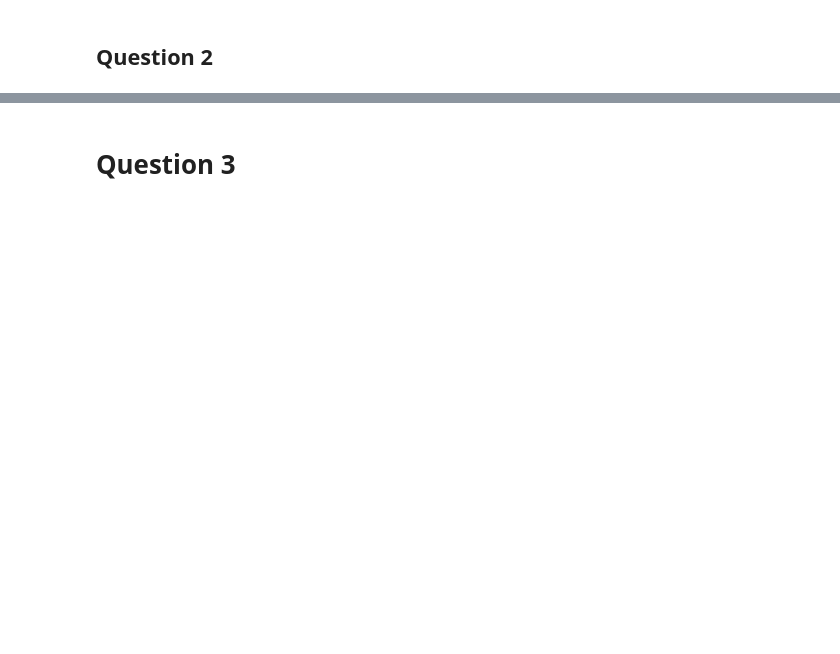
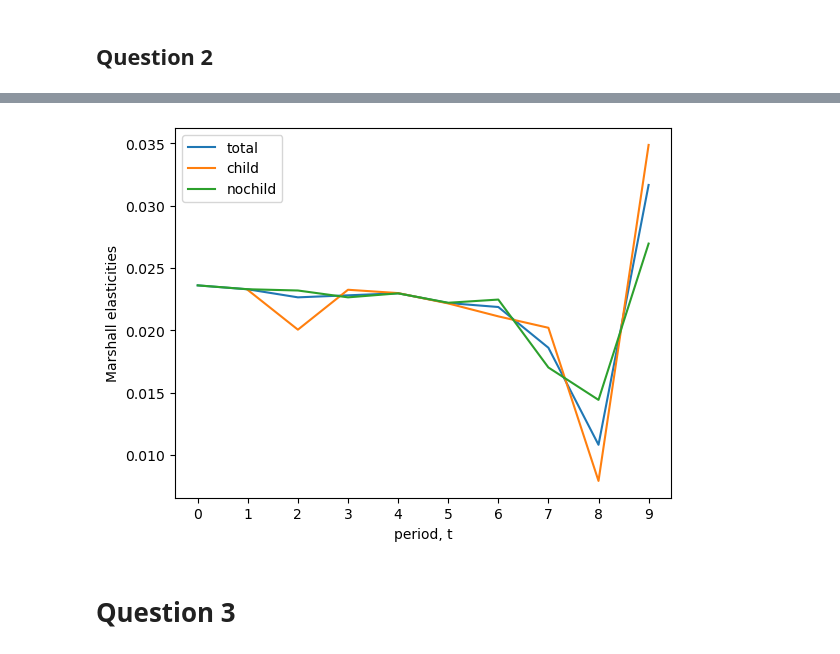
Before and after one commit to AdamHJorgensen/HouseholdBehaviorCourse, a Jupyter notebook: Assignments/01/assignment1/assignment1.ipynb, the cells around one changed output, grey strips where cells are left out. Cells and saved outputs as stored; diff of their text form; code cells hidden in the pictures; blank space fills up the shorter version.

```diff
--- a/Assignments/01/assignment1/assignment1.ipynb
+++ b/Assignments/01/assignment1/assignment1.ipynb
@@ -117,3 +145,7 @@ fig.show()
+# %%
+marshall_long(modelbank, id)
+# %% [output]
+[figure, added]
 # %% [markdown]
 # Question 3
 # %%
```
Also changed, not shown: parts of 14 cells of this notebook, 1 other file.
